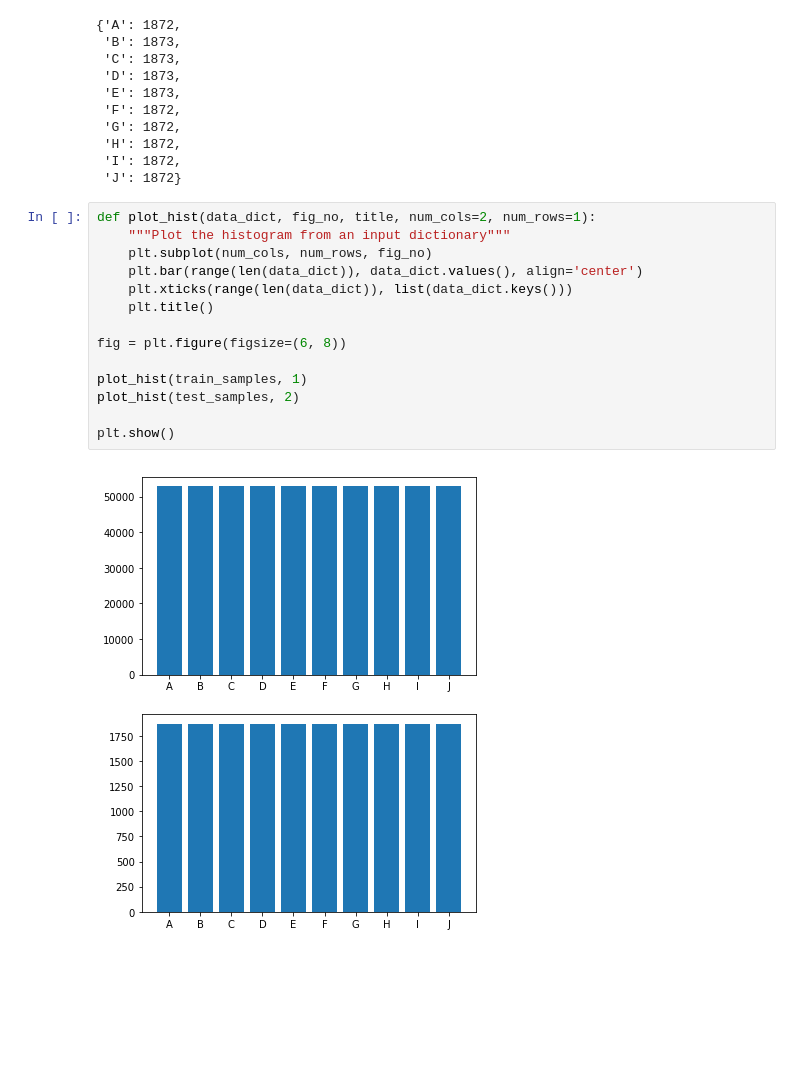
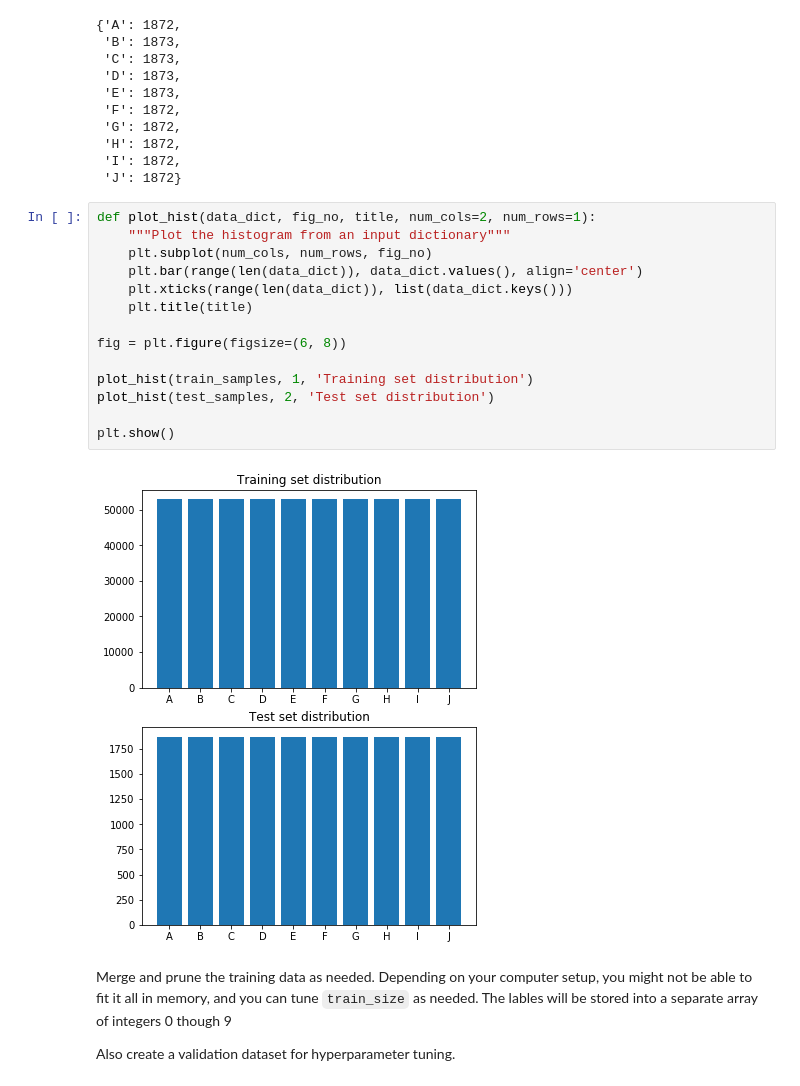
Before and after one commit to erikdao/deep-learing, a Jupyter notebook: 1_notmnist.ipynb, the cells around one changed output. Drawn from its saved outputs; the diff is of its cells as text; blank space fills up the shorter version.

Commit message:
A1P4: verify the datasets are still balanced

```diff
--- a/1_notmnist.ipynb
+++ b/1_notmnist.ipynb
@@ -246,16 +246,20 @@ test_samples = { item[-8]: len(pickle.load(open(item,'rb'))) for item in test_da
 # %%
 def plot_hist(data_dict, fig_no, title, num_cols=2, num_rows=1):
     """Plot the histogram from an input dictionary"""
     plt.subplot(num_cols, num_rows, fig_no)
     plt.bar(range(len(data_dict)), data_dict.values(), align='center')
     plt.xticks(range(len(data_dict)), list(data_dict.keys()))
-    plt.title()
+    plt.title(title)
 
 fig = plt.figure(figsize=(6, 8))
 
-plot_hist(train_samples, 1)
-plot_hist(test_samples, 2)
+plot_hist(train_samples, 1, 'Training set distribution')
+plot_hist(test_samples, 2, 'Test set distribution')
 
 plt.show()
 # %% [output]
-[figure, old version]
+[figure, new version]
+# %% [markdown]
+Merge and prune the training data as needed. Depending on your computer setup, you might not be able to fit it all in memory, and you can tune `train_size` as needed. The lables will be stored into a separate array of integers 0 though 9
+
+Also create a validation dataset for hyperparameter tuning.
```
Also changed, not shown: parts of 6 cells of this notebook.
